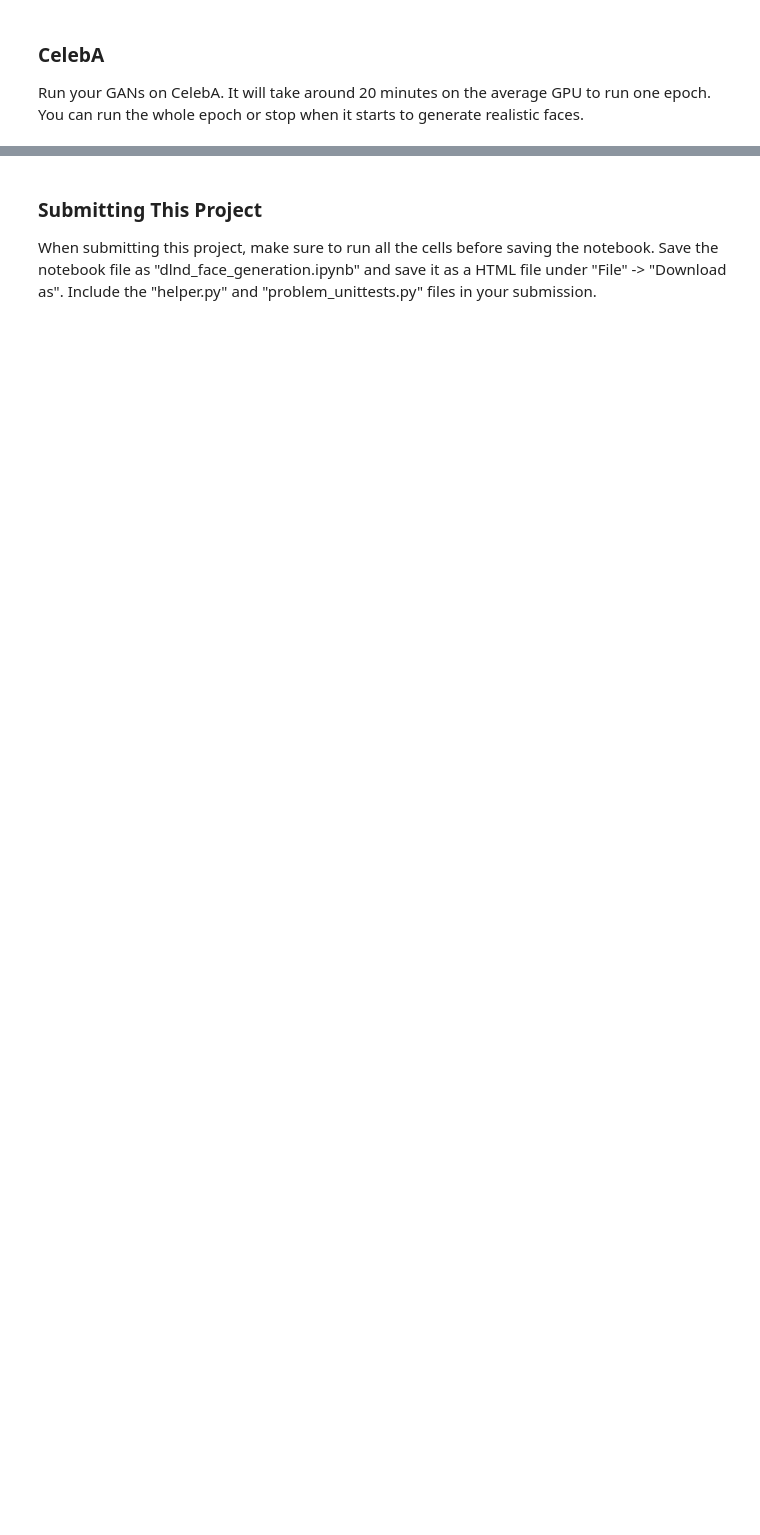
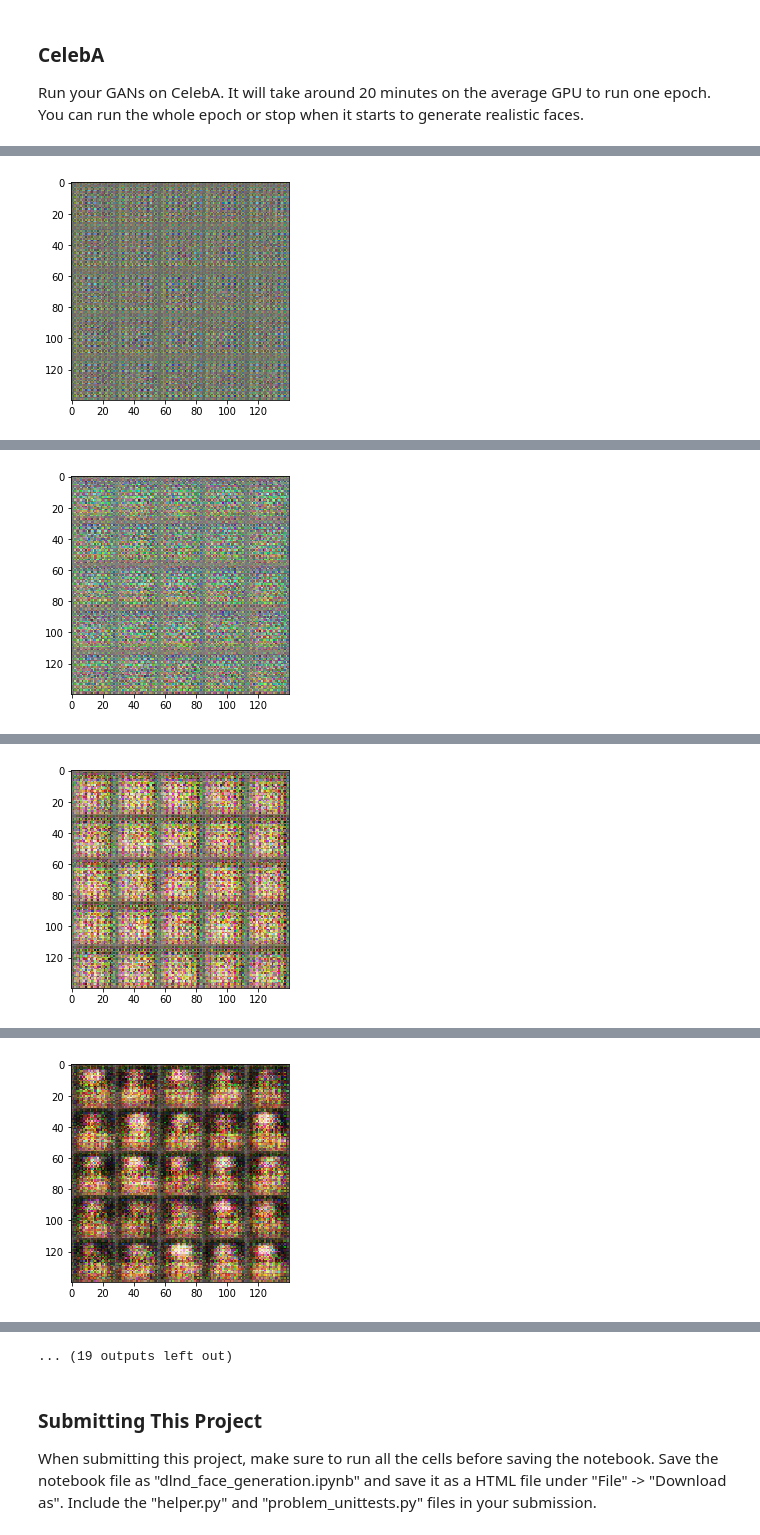
Before and after one commit to thaophung/Udacity_deep_learning, a Jupyter notebook: face_generation/dlnd_face_generation.ipynb, the cells around one changed output, grey strips where cells are left out. Cells and saved outputs as stored; diff of their text form; code cells hidden in the pictures; blank space fills up the shorter version.

```diff
--- a/face_generation/dlnd_face_generation.ipynb
+++ b/face_generation/dlnd_face_generation.ipynb
@@ -422,7 +493,8 @@ DON'T MODIFY ANYTHING IN THIS CELL THAT IS BELOW THIS LINE
 """
 epochs = 1
 
-celeba_dataset = helper.Dataset('celeba', glob(os.path.join(data_dir, 'data/img_align_celeba/*.jpg')))
+celeba_dataset = helper.Dataset('celeba', glob(os.path.join(data_dir, 'img_align_celeba/*.jpg')))
 with tf.Graph().as_default():
     train(epochs, batch_size, z_dim, learning_rate, beta1, celeba_dataset.get_batches,
           celeba_dataset.shape, celeba_dataset.image_mode)
+# %% [output]
@@ -428,0 +511 @@ with tf.Graph().as_default():
+[figure, added]
@@ -428,0 +522 @@ with tf.Graph().as_default():
+[figure, added]
@@ -428,0 +533 @@ with tf.Graph().as_default():
+[figure, added]
@@ -428,0 +544 @@ with tf.Graph().as_default():
+[figure, added]
@@ -429,3 +567,4 @@ with tf.Graph().as_default():
+... (19 outputs left out)
 # %% [markdown]
 ### Submitting This Project
 When submitting this project, make sure to run all the cells before saving the notebook. Save the notebook file as "dlnd_face_generation.ipynb" and save it as a HTML file under "File" -> "Download as". Include the "helper.py" and "problem_unittests.py" files in your submission.
```
Also changed, not shown: parts of 7 cells of this notebook, 1 other file.
